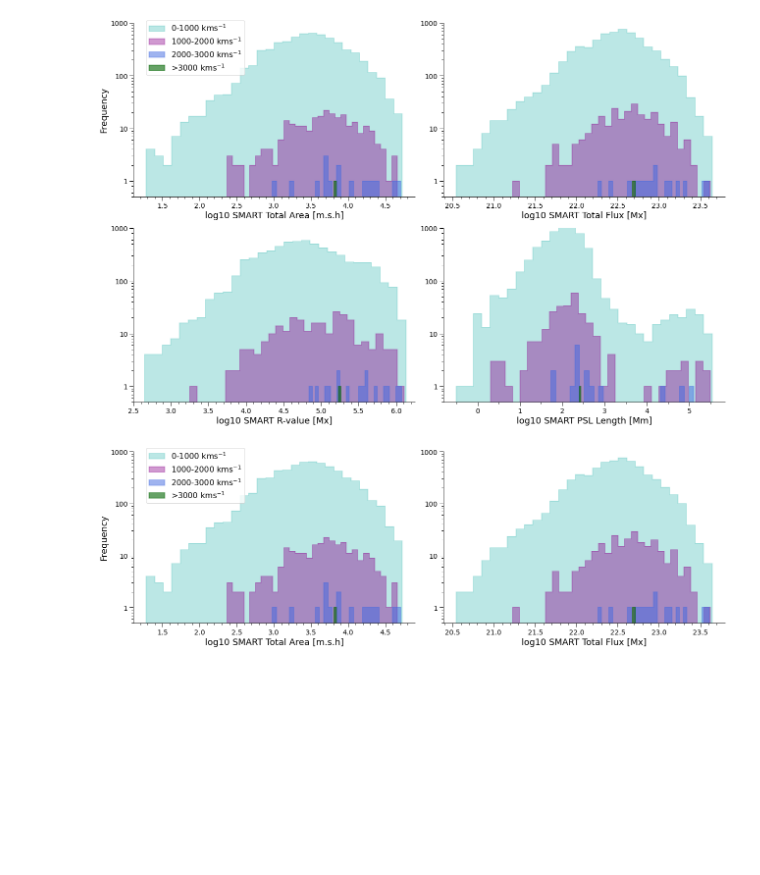
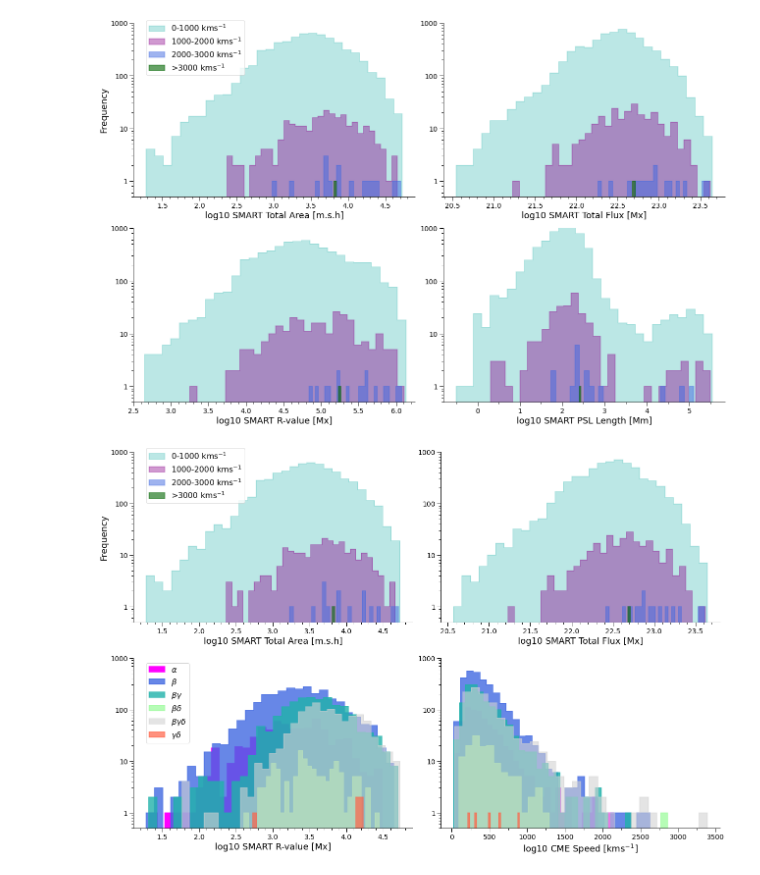
Before and after one commit to peterbreslin/ss_project, a Jupyter notebook: plots/step_histograms.ipynb, the cells around one changed output. Cells and saved outputs as stored; diff of their text form; code cells hidden in the pictures; blank space fills up the shorter version.

Commit message:
new Hale class plotting routine

```diff
--- a/plots/step_histograms.ipynb
+++ b/plots/step_histograms.ipynb
@@ -336,7 +648,7 @@ plt.show()
 [figure]
 # %%
 # Plotting CME step-hists
-fig1, (ax1, ax2) = plt.subplots(1, 2, figsize=(18, 6), sharey='row', facecolor='white')
+fig2, ((ax1, ax2), (ax3, ax4)) = plt.subplots(2, 2, figsize=(18, 12), sharey='row', facecolor='white')
 fig1.subplots_adjust(wspace=0.15)
 
 # Sunspot area with relation to CME speed
@@ -348,6 +660,7 @@ nc, bc, pc = ax1.hist(np.log10(s3.smart_total_area), 30, histtype='stepfilled',
                          ec='royalblue', fc='royalblue', lw=1.5, alpha=0.5, label='2000-3000 kms$^{-1}$')
 nm, bm, pm = ax1.hist(np.log10(s4.smart_total_area), 30, histtype='stepfilled',
                          ec='darkgreen', fc='darkgreen', lw=1.5, alpha=0.6, label='>3000 kms$^{-1}$')
+
 
 ax1.set_yscale('log')
 ax1.set_ylim([0.5,1000])
@@ -368,37 +681,104 @@ ax1.spines['right'].set_visible(False)
 ax1.spines['top'].set_visible(False)
 
 
-# R-value with relation to CME speed
+# Total flux with relation to CME speed
 na, ba, pa = ax2.hist(np.log10(s1.smart_total_flux), 30, histtype='stepfilled',
                          ec='lightseagreen', fc='lightseagreen', lw=1.5, alpha=0.3, label='0-1000 kms$^{-1}$')
 nb, bb, pb = ax2.hist(np.log10(s2.smart_total_flux), 30, histtype='stepfilled',
                          ec='darkmagenta', fc='darkmagenta', lw=1.5, alpha=0.4, label='1000-2000 kms$^{-1}$')
 nc, bc, pc = ax2.hist(np.log10(s3.smart_total_flux), 30, histtype='stepfilled',
                          ec='royalblue', fc='royalblue', lw=1.5, alpha=0.5, label='2000-3000 kms$^{-1}$')
 nm, bm, pm = ax2.hist(np.log10(s4.smart_total_flux), 30, histtype='stepfilled',
                          ec='darkgreen', fc='darkgreen', lw=1.5, alpha=0.6, label='>3000 kms$^{-1}$')
 
 ax2.set_yscale('log')
 #ax2.set_xlim([2.5,6.25])
 ax2.set_ylim([0.5,1000])
 ax2.set_yticks([1, 10, 100, 1000])
 ax2.set_yticklabels(['1', '10', '100', '1000'])
 
 ax2.set_xlabel('log10 SMART Total Flux [Mx]', fontsize=18)
 #ax2.legend(loc=[0.05,0.70], fontsize=16)
 
 ax2.yaxis.set_tick_params(labelleft=True)
 plt.setp(ax2.get_xticklabels(), fontsize=14)
 plt.setp(ax2.get_yticklabels(), fontsize=14)
 
 ax2.xaxis.set_minor_locator(MultipleLocator(0.1))
 ax2.tick_params(axis='both', length=8, top=False, right=False, direction='out', width=1)
 ax2.tick_params(axis='both', length=4, top=False, right=False, direction='out', which='minor', width=1)
 ax2.spines['right'].set_visible(False)
 ax2.spines['top'].set_visible(False)
 
+
+# R-value with relation to CME speed
+n1, b1, p1 = ax3.hist(np.log10(a.smart_total_area), 30, histtype='stepfilled',
+                         ec='fuchsia', fc='fuchsia', lw=1.5, alpha=1, label=r'$\alpha$')
+n2, b2, p2 = ax3.hist(np.log10(b.smart_total_area), 30, histtype='stepfilled',
+                         ec='royalblue', fc='royalblue', lw=1.5, alpha=0.8, label=r'$\beta$')
+n3, b3, p3 = ax3.hist(np.log10(bg.smart_total_area), 30, histtype='stepfilled',
+                         ec='lightseagreen', fc='lightseagreen', lw=1.5, alpha=0.8, label=r'$\beta \gamma$')
+n4, b4, p4 = ax3.hist(np.log10(bd.smart_total_area), 30, histtype='stepfilled',
+                         ec='palegreen', fc='palegreen', lw=1.5, alpha=0.7, label=r'$\beta \delta$')
+n5, b5, p5 = ax3.hist(np.log10(bgd.smart_total_area), 30, histtype='stepfilled',
+                         ec='lightgrey', fc='lightgrey', lw=1.5, alpha=0.6, label=r'$\beta \gamma \delta$')
+n6, b6, p6 = ax3.hist(np.log10(gd.smart_total_area), 30, histtype='stepfilled',
+                         ec='tomato', fc='tomato', lw=1.5, alpha=0.7, label=r'$\gamma \delta$')
+
+ax3.set_yscale('log')
+ax3.set_ylim([0.5,1000])
+ax3.set_yticks([1, 10, 100, 1000])
+ax3.set_yticklabels(['1', '10', '100', '1000'])
+
+ax3.set_xlabel('log10 SMART R-value [Mx]', fontsize=18)
+ax3.legend(loc=[0.045,0.50], fontsize=16)
+
+ax3.yaxis.set_tick_params(labelleft=True)
+plt.setp(ax3.get_xticklabels(), fontsize=14)
+plt.setp(ax3.get_yticklabels(), fontsize=14)
+
+ax3.xaxis.set_minor_locator(MultipleLocator(0.1))
+ax3.tick_params(axis='both', length=8, top=False, right=False, direction='out', width=1)
+ax3.tick_params(axis='both', length=4, top=False, right=False, direction='out', which='minor', width=1)
+ax3.spines['right'].set_visible(False)
+ax3.spines['top'].set_visible(False)
+
+
+# Speed
+n1, b1, p1 = ax4.hist(a.cme_speed, 30, histtype='stepfilled',
+                         ec='fuchsia', fc='fuchsia', lw=1.5, alpha=1, label=r'$\alpha$')
+n2, b2, p2 = ax4.hist(b.cme_speed, 30, histtype='stepfilled',
+                         ec='royalblue', fc='royalblue', lw=1.5, alpha=0.8, label=r'$\beta$')
+n3, b3, p3 = ax4.hist(bg.cme_speed, 30, histtype='stepfilled',
+                         ec='lightseagreen', fc='lightseagreen', lw=1.5, alpha=0.8, label=r'$\beta \gamma$')
+n4, b4, p4 = ax4.hist(bd.cme_speed, 30, histtype='stepfilled',
+                         ec='palegreen', fc='palegreen', lw=1.5, alpha=0.7, label=r'$\beta \delta$')
+n5, b5, p5 = ax4.hist(bgd.cme_speed, 30, histtype='stepfilled',
+                         ec='lightgrey', fc='lightgrey', lw=1.5, alpha=0.6, label=r'$\beta \gamma \delta$')
+n6, b6, p6 = ax4.hist(gd.cme_speed, 30, histtype='stepfilled',
+                         ec='tomato', fc='tomato', lw=1.5, alpha=0.7, label=r'$\gamma \delta$')
+
+ax4.set_yscale('log')
+#ax4.set_xlim([2.5,6.25])
+ax4.set_ylim([0.5,1000])
+ax4.set_yticks([1, 10, 100, 1000])
+ax4.set_yticklabels(['1', '10', '100', '1000'])
+
+ax4.set_xlabel('log10 CME Speed [kms$^{-1}$]', fontsize=18)
+#ax4.legend(loc=[0.05,0.70], fontsize=16)
+
+ax4.yaxis.set_tick_params(labelleft=True)
+plt.setp(ax4.get_xticklabels(), fontsize=14)
+plt.setp(ax4.get_yticklabels(), fontsize=14)
+
+ax4.xaxis.set_minor_locator(MultipleLocator(250))
+ax4.tick_params(axis='both', length=8, top=False, right=False, direction='out', width=1)
+ax4.tick_params(axis='both', length=4, top=False, right=False, direction='out', which='minor', width=1)
+ax4.spines['right'].set_visible(False)
+ax4.spines['top'].set_visible(False)
+
 plt.tight_layout()
-#plt.savefig('speed_step_flux.png', dpi=300, bbox_inches='tight', pad_inches=0.1)
+#plt.savefig('speed_step.png', dpi=300, bbox_inches='tight', pad_inches=0.1)
 plt.show()
 # %% [output]
-[figure, old version]
+[figure, new version]
```
Also changed, not shown: parts of 7 cells of this notebook.
